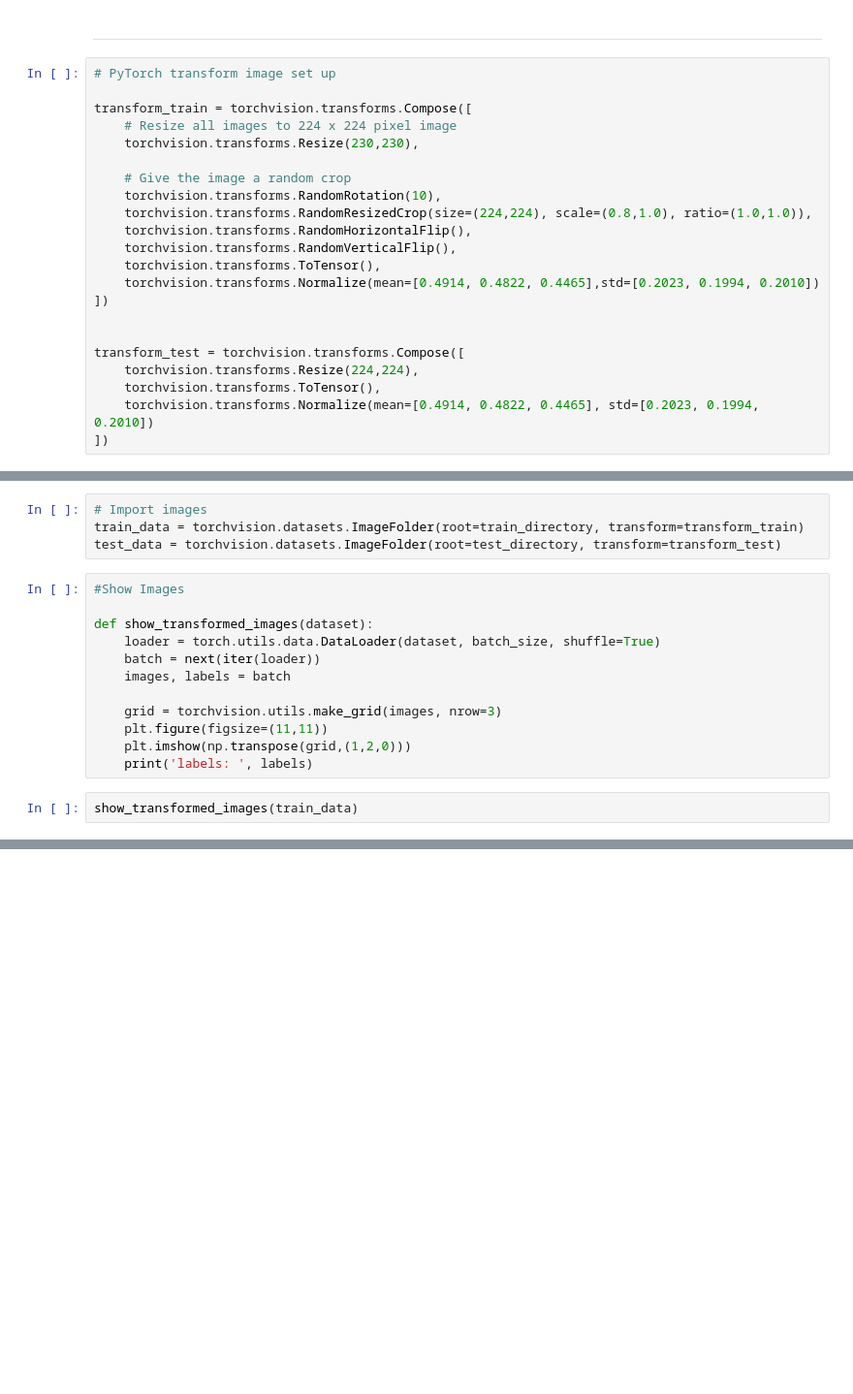
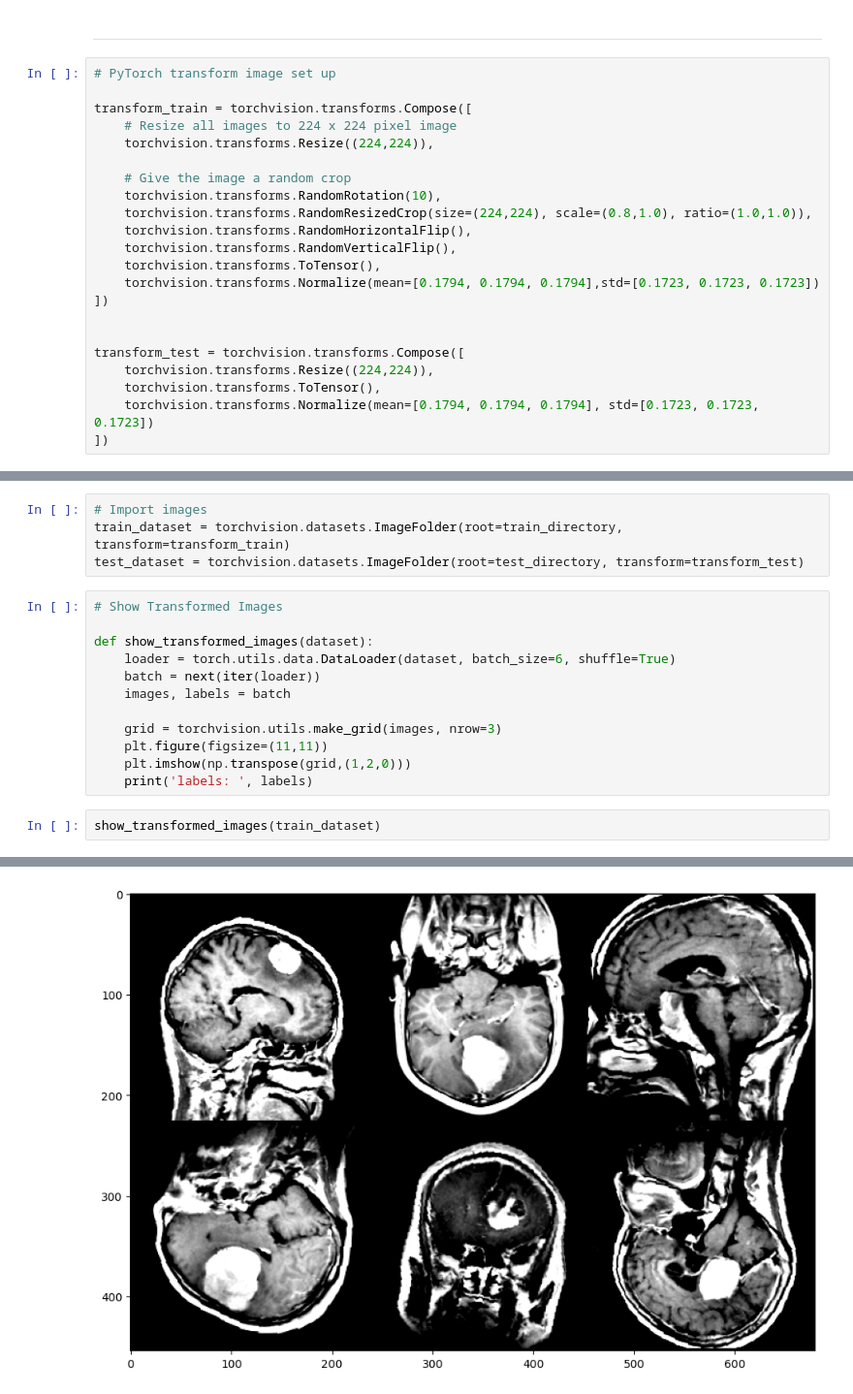
Before and after one commit to jsanchez2388/BrainTumorClassification, a Jupyter notebook: BrainTumorClassification.ipynb, the cells around one changed output, grey strips where cells are left out. Shown: that part at 97% size. Cells and saved outputs as stored; diff of their text form; blank space fills up the shorter version.

Commit message:
added Mean and STD functions.

```diff
--- a/BrainTumorClassification.ipynb
+++ b/BrainTumorClassification.ipynb
@@ -42,7 +78,7 @@ batch_size=32
 
 transform_train = torchvision.transforms.Compose([
     # Resize all images to 224 x 224 pixel image
-    torchvision.transforms.Resize(230,230),
+    torchvision.transforms.Resize((224,224)),
 
     # Give the image a random crop
     torchvision.transforms.RandomRotation(10),
@@ -50,12 +86,12 @@ transform_train = torchvision.transforms.Compose([
     torchvision.transforms.RandomHorizontalFlip(),
     torchvision.transforms.RandomVerticalFlip(),
     torchvision.transforms.ToTensor(),
-    torchvision.transforms.Normalize(mean=[0.4914, 0.4822, 0.4465],std=[0.2023, 0.1994, 0.2010])
+    torchvision.transforms.Normalize(mean=[0.1794, 0.1794, 0.1794],std=[0.1723, 0.1723, 0.1723])
 ])
 
 
 transform_test = torchvision.transforms.Compose([
-    torchvision.transforms.Resize(224,224),
+    torchvision.transforms.Resize((224,224)),
     torchvision.transforms.ToTensor(),
-    torchvision.transforms.Normalize(mean=[0.4914, 0.4822, 0.4465], std=[0.2023, 0.1994, 0.2010])
+    torchvision.transforms.Normalize(mean=[0.1794, 0.1794, 0.1794], std=[0.1723, 0.1723, 0.1723])
 ])
@@ -68,12 +98,12 @@ test_labels = []
 # %%
 # Import images
-train_data = torchvision.datasets.ImageFolder(root=train_directory, transform=transform_train)
-test_data = torchvision.datasets.ImageFolder(root=test_directory, transform=transform_test)
+train_dataset = torchvision.datasets.ImageFolder(root=train_directory, transform=transform_train)
+test_dataset = torchvision.datasets.ImageFolder(root=test_directory, transform=transform_test)
 # %%
-#Show Images
+# Show Transformed Images
 
 def show_transformed_images(dataset):
-    loader = torch.utils.data.DataLoader(dataset, batch_size, shuffle=True)
+    loader = torch.utils.data.DataLoader(dataset, batch_size=6, shuffle=True)
     batch = next(iter(loader))
     images, labels = batch
 
@@ -82,4 +112,5 @@ def show_transformed_images(dataset):
     plt.imshow(np.transpose(grid,(1,2,0)))
     print('labels: ', labels)
 # %%
-show_transformed_images(train_data)
+show_transformed_images(train_dataset)
+# %% [output]
@@ -85,0 +119 @@ show_transformed_images(train_data)
+[figure, added]
```
Also changed, not shown: parts of 7 cells of this notebook.
